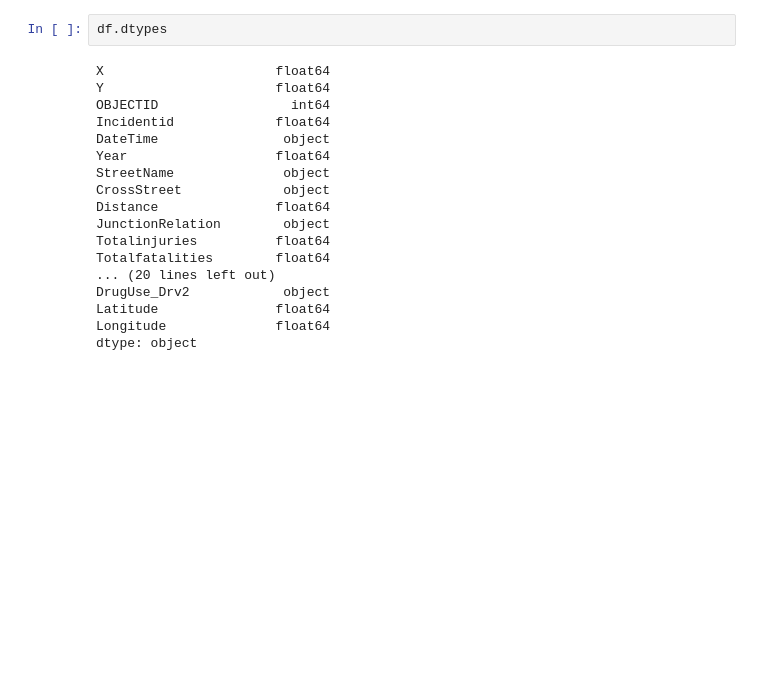
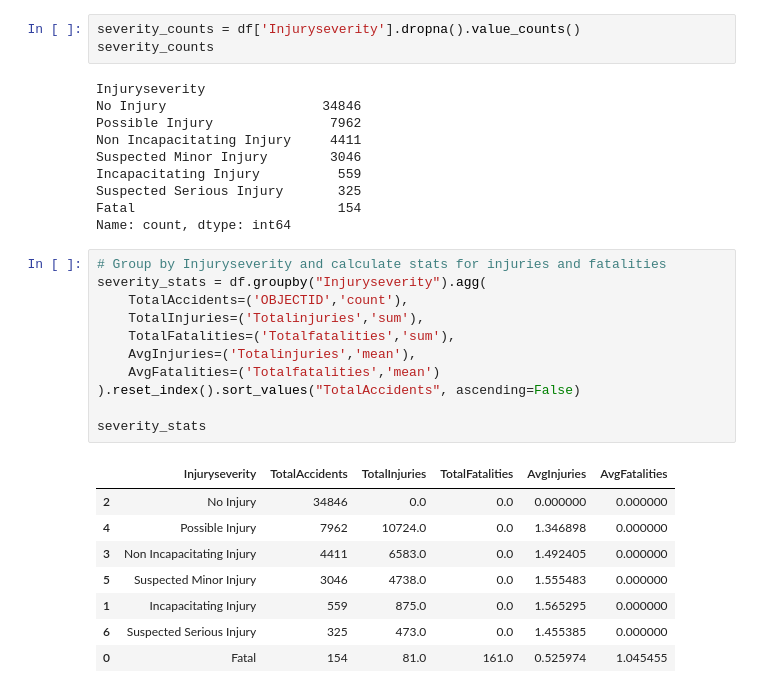
Before and after one commit to joshuadollison/CIS591, a Jupyter notebook: Team/Assignment1_EDA.ipynb, the cells around one changed output. Saved outputs shown, nothing was run; the diff lists cells and outputs as text; blank space fills up the shorter version.

```diff
--- a/Team/Assignment1_EDA.ipynb
+++ b/Team/Assignment1_EDA.ipynb
@@ -22,22 +27,35 @@ print(df)
 
 [51305 rows x 35 columns]
 # %%
-df.dtypes
+severity_counts = df['Injuryseverity'].dropna().value_counts()
+severity_counts
 # %% [output]
-X                      float64
-Y                      float64
-OBJECTID                 int64
-Incidentid             float64
-DateTime                object
-Year                   float64
-StreetName              object
-CrossStreet             object
-Distance               float64
-JunctionRelation        object
-Totalinjuries          float64
-Totalfatalities        float64
-... (20 lines left out)
-DrugUse_Drv2            object
-Latitude               float64
-Longitude              float64
-dtype: object
+Injuryseverity
+No Injury                    34846
+Possible Injury               7962
+Non Incapacitating Injury     4411
+Suspected Minor Injury        3046
+Incapacitating Injury          559
+Suspected Serious Injury       325
+Fatal                          154
+Name: count, dtype: int64
+# %%
+# Group by Injuryseverity and calculate stats for injuries and fatalities
+severity_stats = df.groupby("Injuryseverity").agg(
+    TotalAccidents=('OBJECTID','count'),
+    TotalInjuries=('Totalinjuries','sum'),
+    TotalFatalities=('Totalfatalities','sum'),
+    AvgInjuries=('Totalinjuries','mean'),
+    AvgFatalities=('Totalfatalities','mean')
+).reset_index().sort_values("TotalAccidents", ascending=False)
+
+severity_stats
+# %% [output]
+|  | Injuryseverity | TotalAccidents | TotalInjuries | TotalFatalities | AvgInjuries | AvgFatalities |
+| 2 | No Injury | 34846 | 0.0 | 0.0 | 0.000000 | 0.000000 |
+| 4 | Possible Injury | 7962 | 10724.0 | 0.0 | 1.346898 | 0.000000 |
+| 3 | Non Incapacitating Injury | 4411 | 6583.0 | 0.0 | 1.492405 | 0.000000 |
+| 5 | Suspected Minor Injury | 3046 | 4738.0 | 0.0 | 1.555483 | 0.000000 |
+| 1 | Incapacitating Injury | 559 | 875.0 | 0.0 | 1.565295 | 0.000000 |
+| 6 | Suspected Serious Injury | 325 | 473.0 | 0.0 | 1.455385 | 0.000000 |
+| 0 | Fatal | 154 | 81.0 | 161.0 | 0.525974 | 1.045455 |
```
Also changed, not shown: parts of 6 cells of this notebook, 4 other files.
